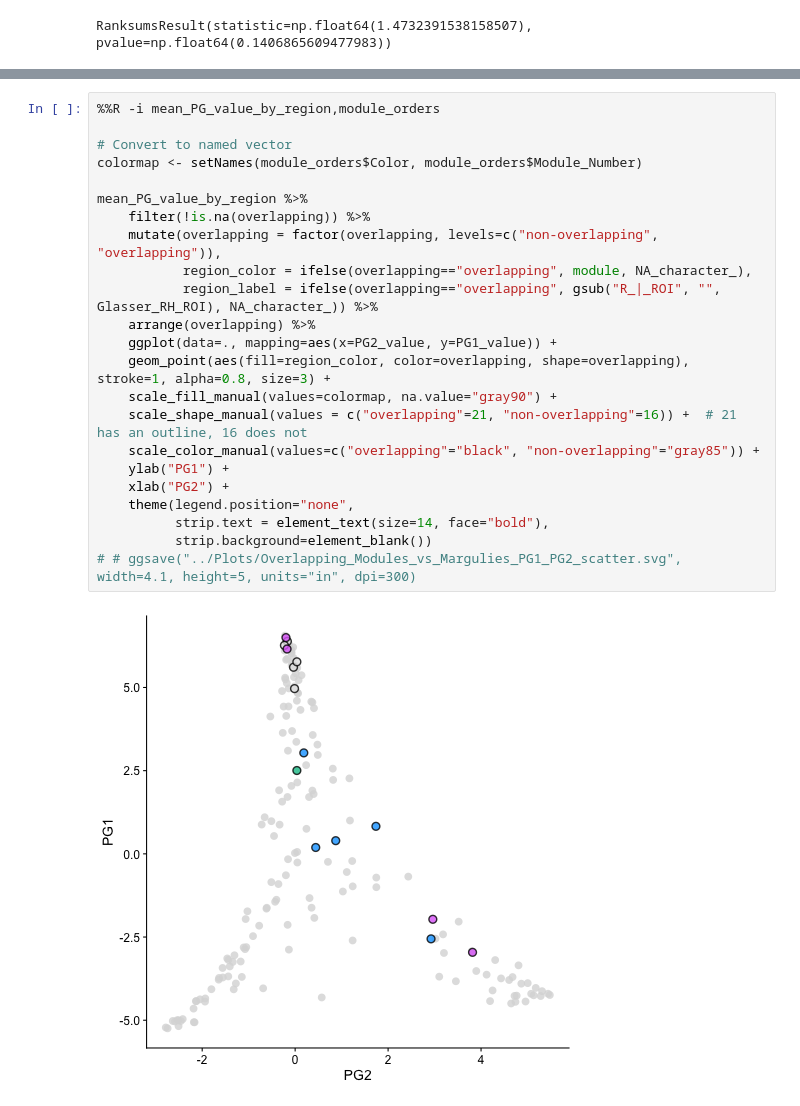
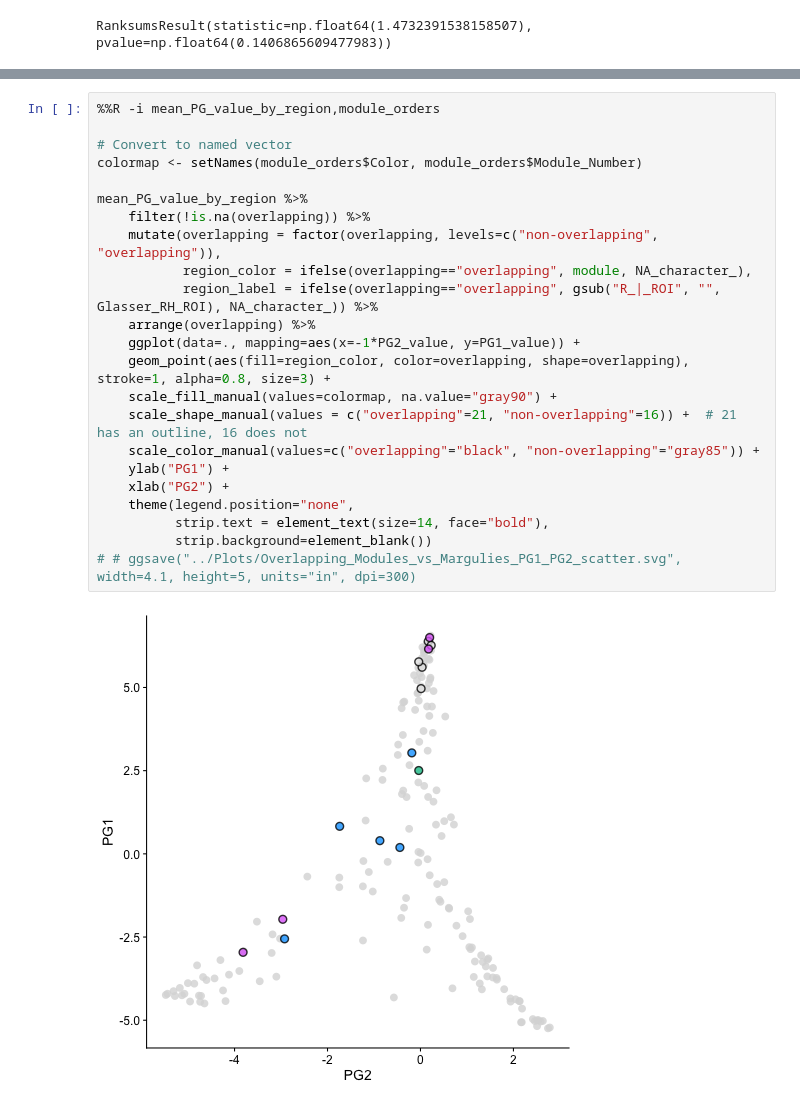
Before and after one commit to DynamicsAndNeuralSystems/OverlappingCommunityDetection_HCP, a Jupyter notebook: data_visualization/Fig5_functional_interpretation.ipynb, the cells around one changed output, grey strips where cells are left out. Cells and saved outputs as stored; diff of their text form.

```diff
--- a/data_visualization/Fig5_functional_interpretation.ipynb
+++ b/data_visualization/Fig5_functional_interpretation.ipynb
@@ -304,25 +274,25 @@ mean_PG_value_by_region %>%
 # %%
 %%R -i mean_PG_value_by_region,module_orders
 
 # Convert to named vector
 colormap <- setNames(module_orders$Color, module_orders$Module_Number)
 
 mean_PG_value_by_region %>%
     filter(!is.na(overlapping)) %>%
     mutate(overlapping = factor(overlapping, levels=c("non-overlapping", "overlapping")),
            region_color = ifelse(overlapping=="overlapping", module, NA_character_),
            region_label = ifelse(overlapping=="overlapping", gsub("R_|_ROI", "", Glasser_RH_ROI), NA_character_)) %>%
     arrange(overlapping) %>%
-    ggplot(data=., mapping=aes(x=PG2_value, y=PG1_value)) +
+    ggplot(data=., mapping=aes(x=-1*PG2_value, y=PG1_value)) +
     geom_point(aes(fill=region_color, color=overlapping, shape=overlapping), stroke=1, alpha=0.8, size=3) +
     scale_fill_manual(values=colormap, na.value="gray90") +
     scale_shape_manual(values = c("overlapping"=21, "non-overlapping"=16)) +  # 21 has an outline, 16 does not
     scale_color_manual(values=c("overlapping"="black", "non-overlapping"="gray85")) +
     ylab("PG1") +
     xlab("PG2") +
     theme(legend.position="none",
           strip.text = element_text(size=14, face="bold"),
           strip.background=element_blank())
 # # ggsave("../Plots/Overlapping_Modules_vs_Margulies_PG1_PG2_scatter.svg", width=4.1, height=5, units="in", dpi=300)
 # %% [output]
-[figure, old version]
+[figure, new version]
```
Also changed, not shown: parts of 6 cells of this notebook, 3 other files.
